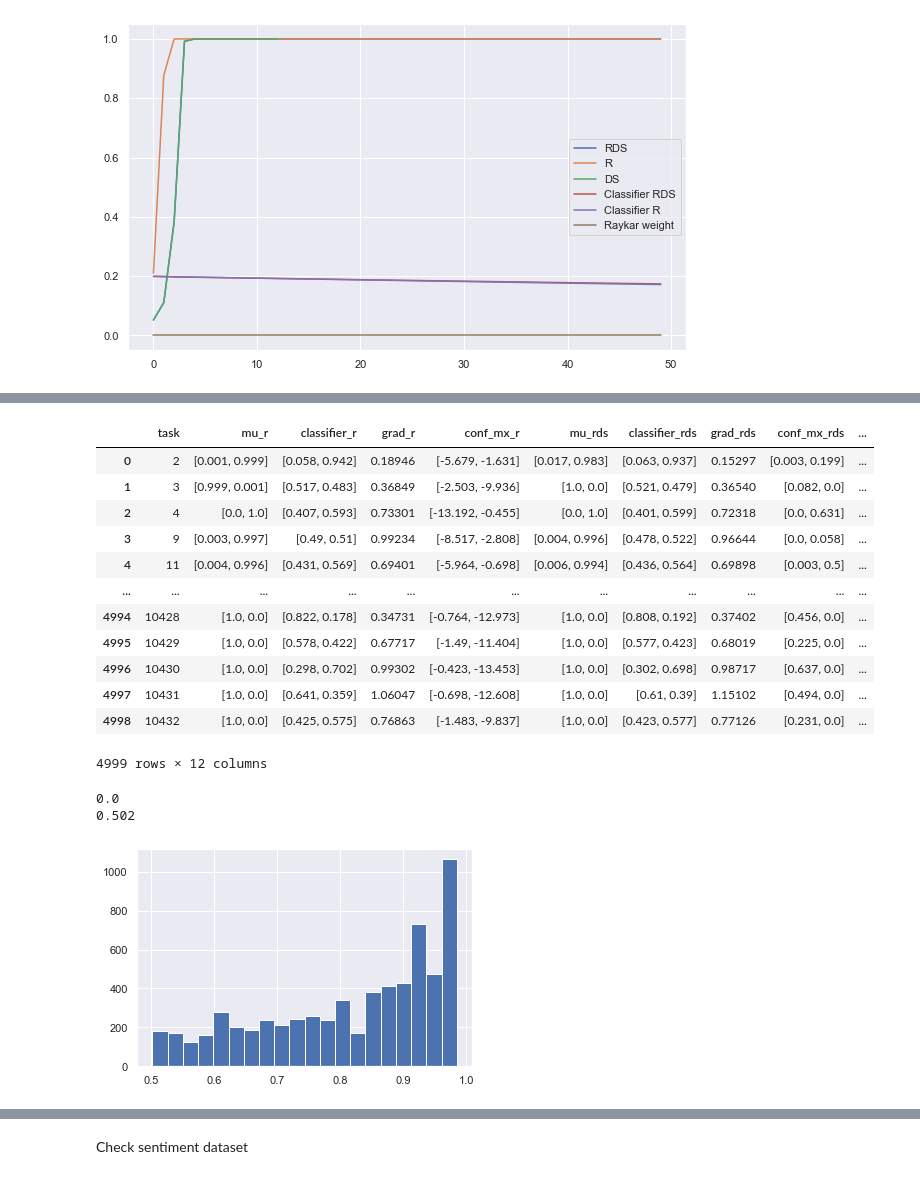
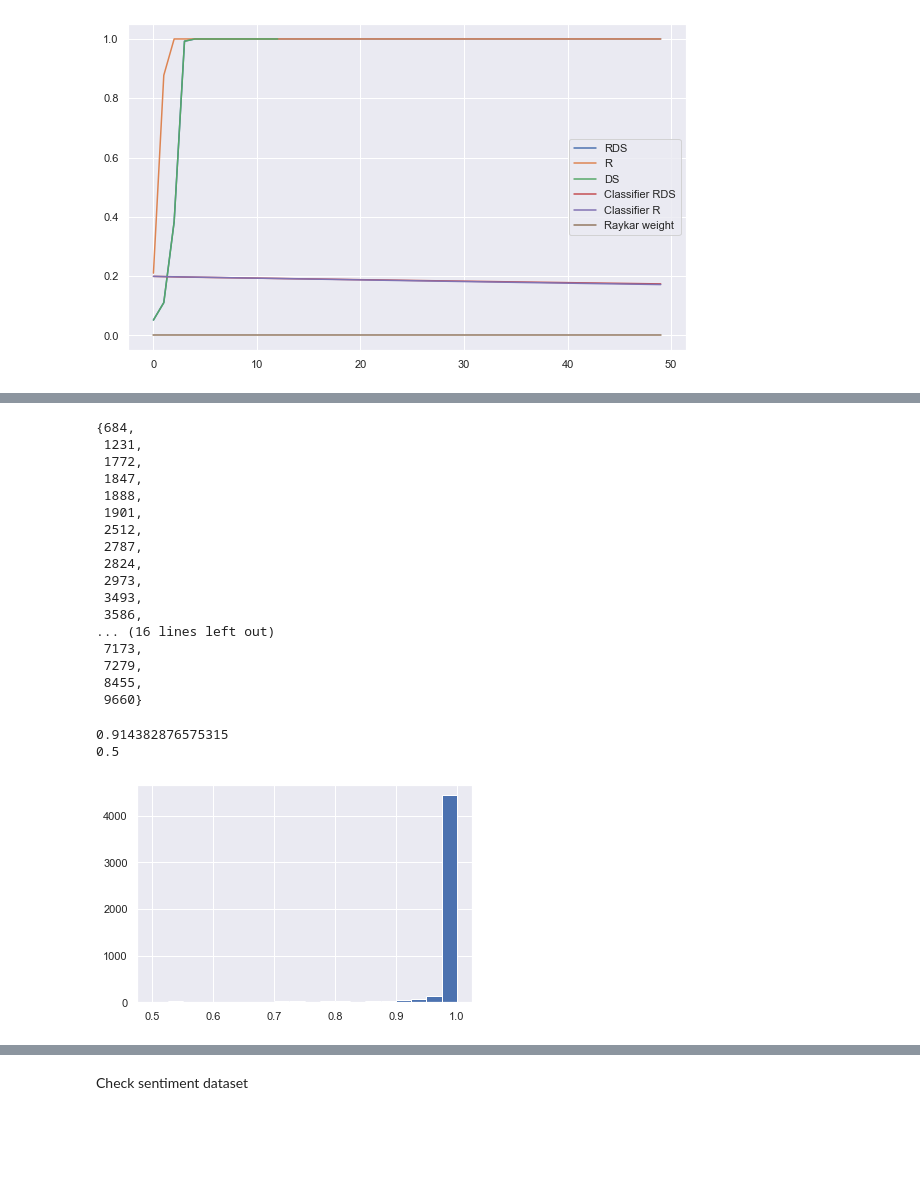
Before and after one commit to AndreySmirdin/CrowdInference, a Jupyter notebook: Benchmark.ipynb, the cells around one changed output, grey strips where cells are left out. Saved outputs shown, nothing was run; the diff lists cells and outputs as text; code cells hidden in the pictures; blank space fills up the shorter version.

```diff
--- a/Benchmark.ipynb
+++ b/Benchmark.ipynb
@@ -224,6 +226,8 @@ def build_grad_hist(data, methods, points, name, n_bucket = 100):
     buckets = []
     confidences = []
 
+    wrong, correct = [], []
+
     for method in [1]:
         result = []
         buckets.append([])
@@ -238,9 +242,13 @@ def build_grad_hist(data, methods, points, name, n_bucket = 100):
             flipped = np.argmax(p.mu_r) != np.argmax(p.conf_mx_r)
 
             if np.argmax(p.classifier_r) == methods[method].value_to_id[gold_dict[p.task]]:
+                if flipped:
+                    correct.append(p)
                 result.append([grad, True, flipped, False])
 #                 raise ValueError(p)
             else:
+                if flipped:
+                    wrong.append(p)
                 result.append([grad, False, False, flipped])
 
         result = np.array(sorted(result))
@@ -277,7 +285,7 @@ def build_grad_hist(data, methods, points, name, n_bucket = 100):
 
         confidences.append(heights_accuracy)
 
-    return buckets, confidences
+    return buckets, confidences, wrong, correct
 
 def get_confidence(buckets, confidences):
     def get_confidence_binded(x):
@@ -440,4 +455,4 @@ Label accuracy is 0.9147829565913183
 [figure]
 # %%
-buckets, confidences = build_grad_hist(sentiment_data, sentiment_methods, sentiment_points, 'Sentiment', 300)
+buckets, confidences, wrong, correct = build_grad_hist(sentiment_data, sentiment_methods, sentiment_points, 'Sentiment', 300)
 condidence_sentiment = get_confidence(buckets[0], confidences[0])
@@ -447,30 +480,35 @@ sentiment_methods, sentiment_points, advantages_matrix = compare_methods(sentime
 # %%
-sentiment_points
+advantages_matrix[1][0]
+# sentiment_points
 # plots_for_point(sentiment_points, sentiment_data, sentiment_methods, 1)
 # %% [output]
-|  | task | mu_r | classifier_r | grad_r | conf_mx_r | mu_rds | classifier_rds | grad_rds | conf_mx_rds | ... |
-| 0 | 2 | [0.001, 0.999] | [0.058, 0.942] | 0.18946 | [-5.679, -1.631] | [0.017, 0.983] | [0.063, 0.937] | 0.15297 | [0.003, 0.199] | ... |
-| 1 | 3 | [0.999, 0.001] | [0.517, 0.483] | 0.36849 | [-2.503, -9.936] | [1.0, 0.0] | [0.521, 0.479] | 0.36540 | [0.082, 0.0] | ... |
-| 2 | 4 | [0.0, 1.0] | [0.407, 0.593] | 0.73301 | [-13.192, -0.455] | [0.0, 1.0] | [0.401, 0.599] | 0.72318 | [0.0, 0.631] | ... |
-| 3 | 9 | [0.003, 0.997] | [0.49, 0.51] | 0.99234 | [-8.517, -2.808] | [0.004, 0.996] | [0.478, 0.522] | 0.96644 | [0.0, 0.058] | ... |
-| 4 | 11 | [0.004, 0.996] | [0.431, 0.569] | 0.69401 | [-5.964, -0.698] | [0.006, 0.994] | [0.436, 0.564] | 0.69898 | [0.003, 0.5] | ... |
-| ... | ... | ... | ... | ... | ... | ... | ... | ... | ... | ... |
-| 4994 | 10428 | [1.0, 0.0] | [0.822, 0.178] | 0.34731 | [-0.764, -12.973] | [1.0, 0.0] | [0.808, 0.192] | 0.37402 | [0.456, 0.0] | ... |
-| 4995 | 10429 | [1.0, 0.0] | [0.578, 0.422] | 0.67717 | [-1.49, -11.404] | [1.0, 0.0] | [0.577, 0.423] | 0.68019 | [0.225, 0.0] | ... |
-| 4996 | 10430 | [1.0, 0.0] | [0.298, 0.702] | 0.99302 | [-0.423, -13.453] | [1.0, 0.0] | [0.302, 0.698] | 0.98717 | [0.637, 0.0] | ... |
-| 4997 | 10431 | [1.0, 0.0] | [0.641, 0.359] | 1.06047 | [-0.698, -12.608] | [1.0, 0.0] | [0.61, 0.39] | 1.15102 | [0.494, 0.0] | ... |
-| 4998 | 10432 | [1.0, 0.0] | [0.425, 0.575] | 0.76863 | [-1.483, -9.837] | [1.0, 0.0] | [0.423, 0.577] | 0.77126 | [0.231, 0.0] | ... |
-4999 rows × 12 columns
+{684,
+ 1231,
+ 1772,
+ 1847,
+ 1888,
+ 1901,
+ 2512,
+ 2787,
+ 2824,
+ 2973,
+ 3493,
+ 3586,
+... (16 lines left out)
+ 7173,
+ 7279,
+ 8455,
+ 9660}
 # %%
 plots_for_point(sentiment_points, sentiment_data, sentiment_methods, 239)
 # %%
 def build_conf_hist(points, name):
     max_confidence = np.array(list(map(lambda x: x.max(), points[name].values)))
     plt.hist(max_confidence, bins=20)
-    print((max_confidence > 0.995).mean())
+    print((max_confidence > 0.95).mean())
     print(max_confidence.min())
-build_conf_hist(mushroom_points, 'mu_ds')
+build_conf_hist(sentiment_points, 'mu_ds')
 # %% [output]
-0.0
-0.502
+0.914382876575315
+0.5
-[figure, old version]
+[figure, new version]
```
Also changed, not shown: parts of 14 cells of this notebook, 5 other files.
